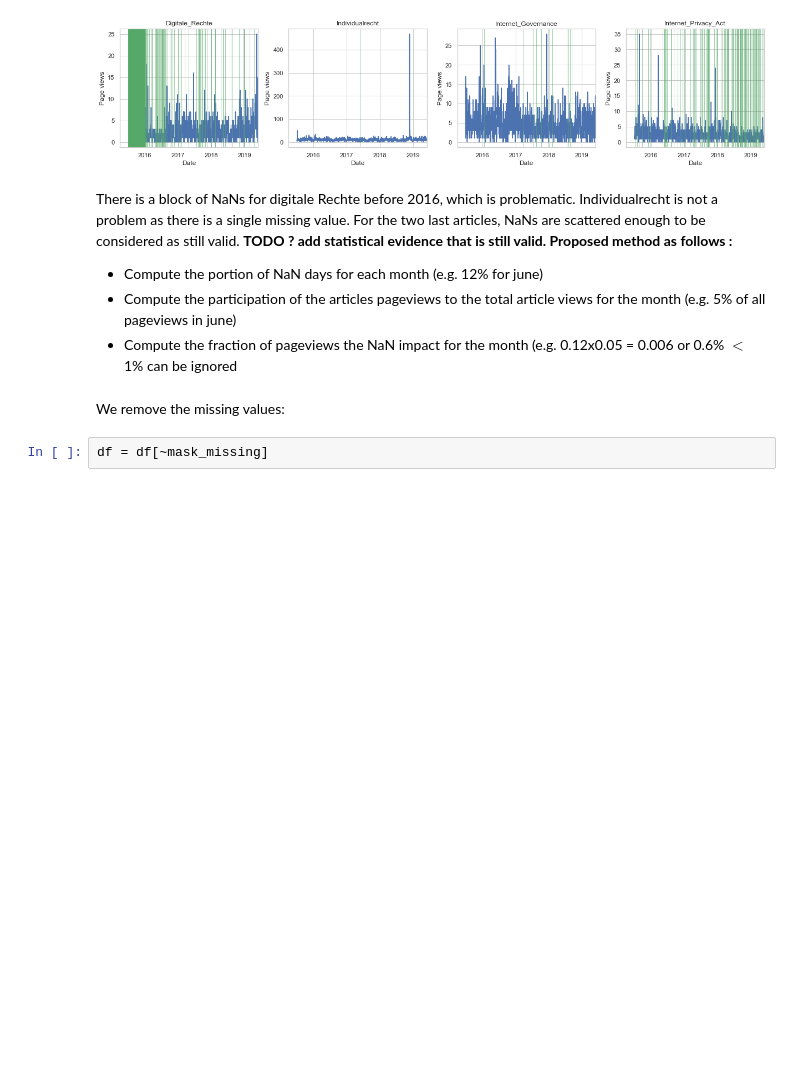
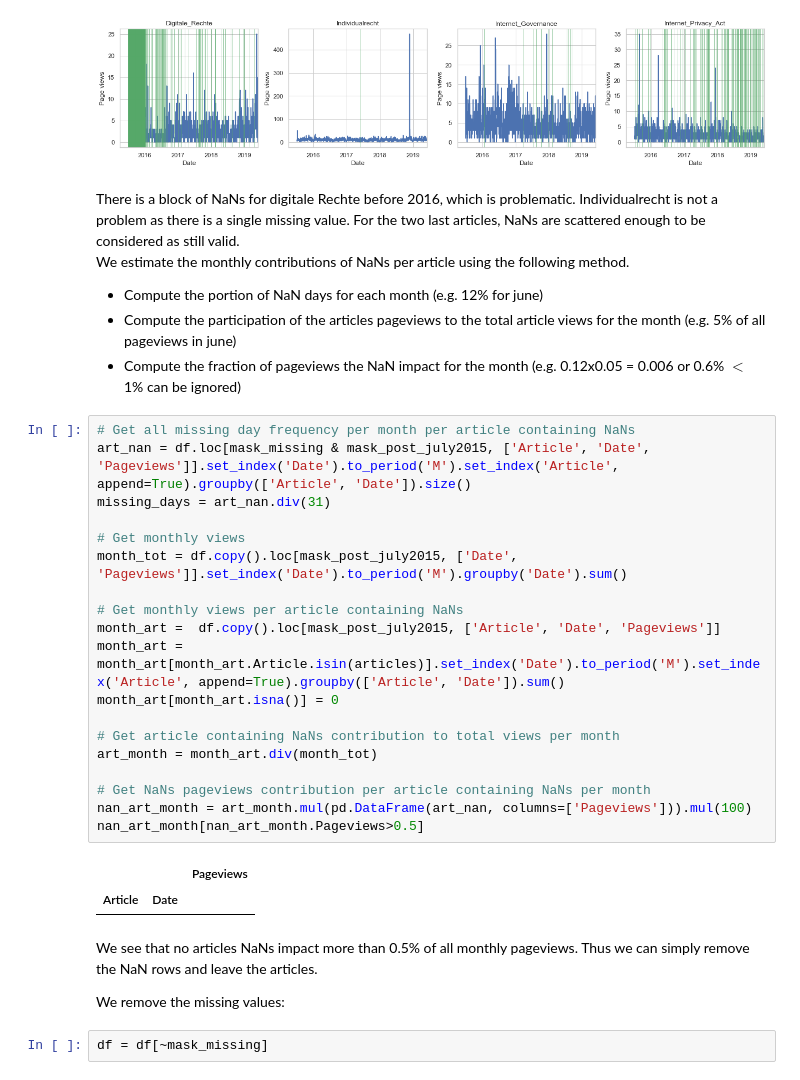
Before and after one commit to epfl-ada/ada-2020-project-milestone-p3-p3_studybuddy, a Jupyter notebook: MilestoneP3.ipynb, the cells around one changed output. Saved outputs shown, nothing was run; the diff lists cells and outputs as text; blank space fills up the shorter version.

```diff
--- a/MilestoneP3.ipynb
+++ b/MilestoneP3.ipynb
@@ -404,12 +400,37 @@ plt.tight_layout()
 # %% [output]
 [figure]
 # %% [markdown]
-There is a block of NaNs for digitale Rechte before 2016, which is problematic. Individualrecht is not a problem as there is a single missing value. For the two last articles, NaNs are scattered enough to be considered as still valid. **TODO ? add statistical evidence that is still valid. Proposed method as follows :** <br>
+There is a block of NaNs for digitale Rechte before 2016, which is problematic. Individualrecht is not a problem as there is a single missing value. For the two last articles, NaNs are scattered enough to be considered as still valid. <br>
+We estimate the monthly contributions of NaNs per article using the following method.
 - Compute the portion of NaN days for each month  (e.g. 12% for june) <br>
 - Compute the participation of the articles pageviews to the total article views for the month (e.g. 5% of all pageviews in june) <br>
-- Compute the fraction of pageviews the NaN impact for the month (e.g. 0.12x0.05 = 0.006 or 0.6% $\lt$ 1% can be ignored <br>
+- Compute the fraction of pageviews the NaN impact for the month (e.g. 0.12x0.05 = 0.006 or 0.6% $\lt$ 1% can be ignored) <br>
-# %% [markdown]
-We remove the missing values:
+# %%
+# Get all missing day frequency per month per article containing NaNs
+art_nan = df.loc[mask_missing & mask_post_july2015, ['Article', 'Date', 'Pageviews']].set_index('Date').to_period('M').set_index('Article', append=True).groupby(['Article', 'Date']).size()
+missing_days = art_nan.div(31)
+
+# Get monthly views
+month_tot = df.copy().loc[mask_post_july2015, ['Date', 'Pageviews']].set_index('Date').to_period('M').groupby('Date').sum()
+
+# Get monthly views per article containing NaNs
+month_art =  df.copy().loc[mask_post_july2015, ['Article', 'Date', 'Pageviews']]
+month_art = month_art[month_art.Article.isin(articles)].set_index('Date').to_period('M').set_index('Article', append=True).groupby(['Article', 'Date']).sum()
+month_art[month_art.isna()] = 0
+
+# Get article containing NaNs contribution to total views per month
+art_month = month_art.div(month_tot)
+
+# Get NaNs pageviews contribution per article containing NaNs per month
+nan_art_month = art_month.mul(pd.DataFrame(art_nan, columns=['Pageviews'])).mul(100)
+nan_art_month[nan_art_month.Pageviews>0.5]
+# %% [output]
+|  |  | Pageviews |
+| Article | Date |  |
+# %% [markdown]
+We see that no articles NaNs impact more than 0.5% of all monthly pageviews. Thus we can simply remove the NaN rows and leave the articles.
+
+We remove the missing values:
 # %%
 df = df[~mask_missing]
 # %% [markdown]
```
Also changed, not shown: parts of 4 cells of this notebook.
